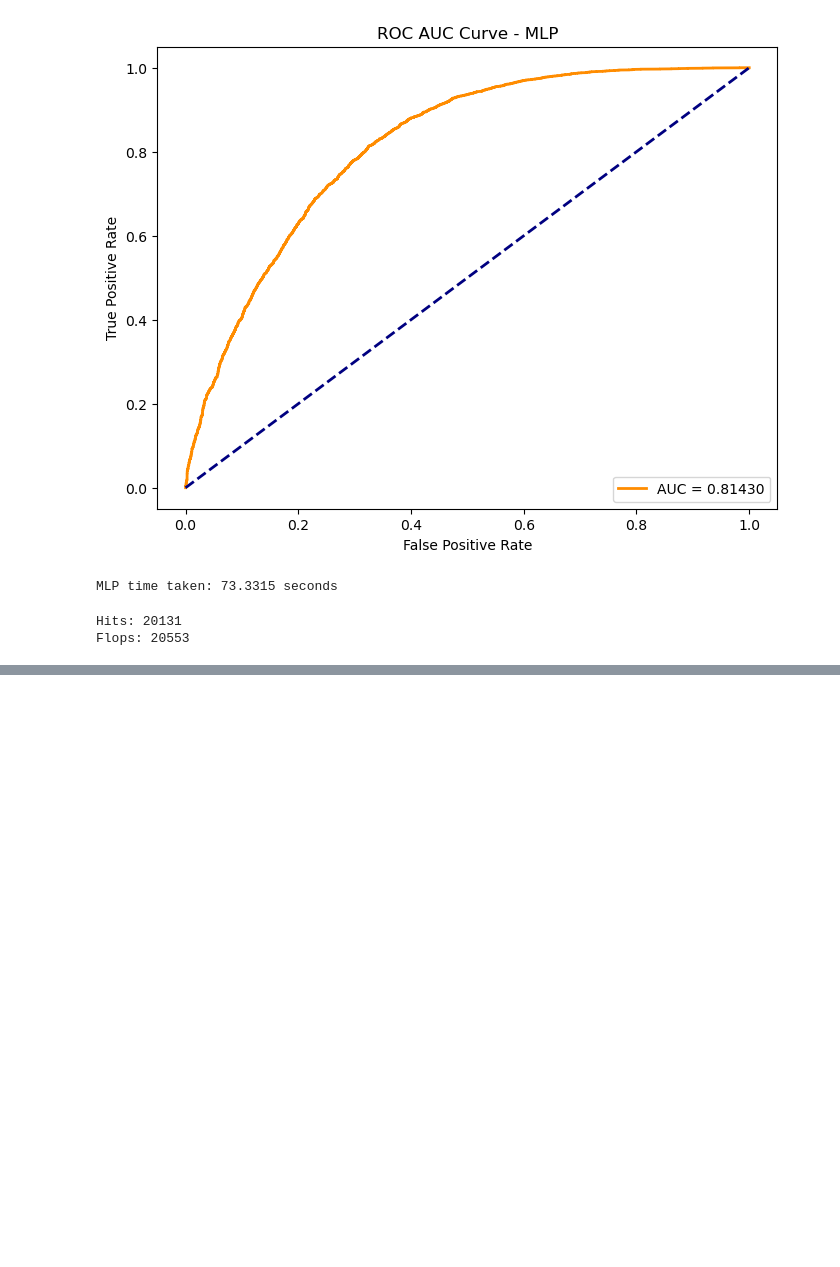
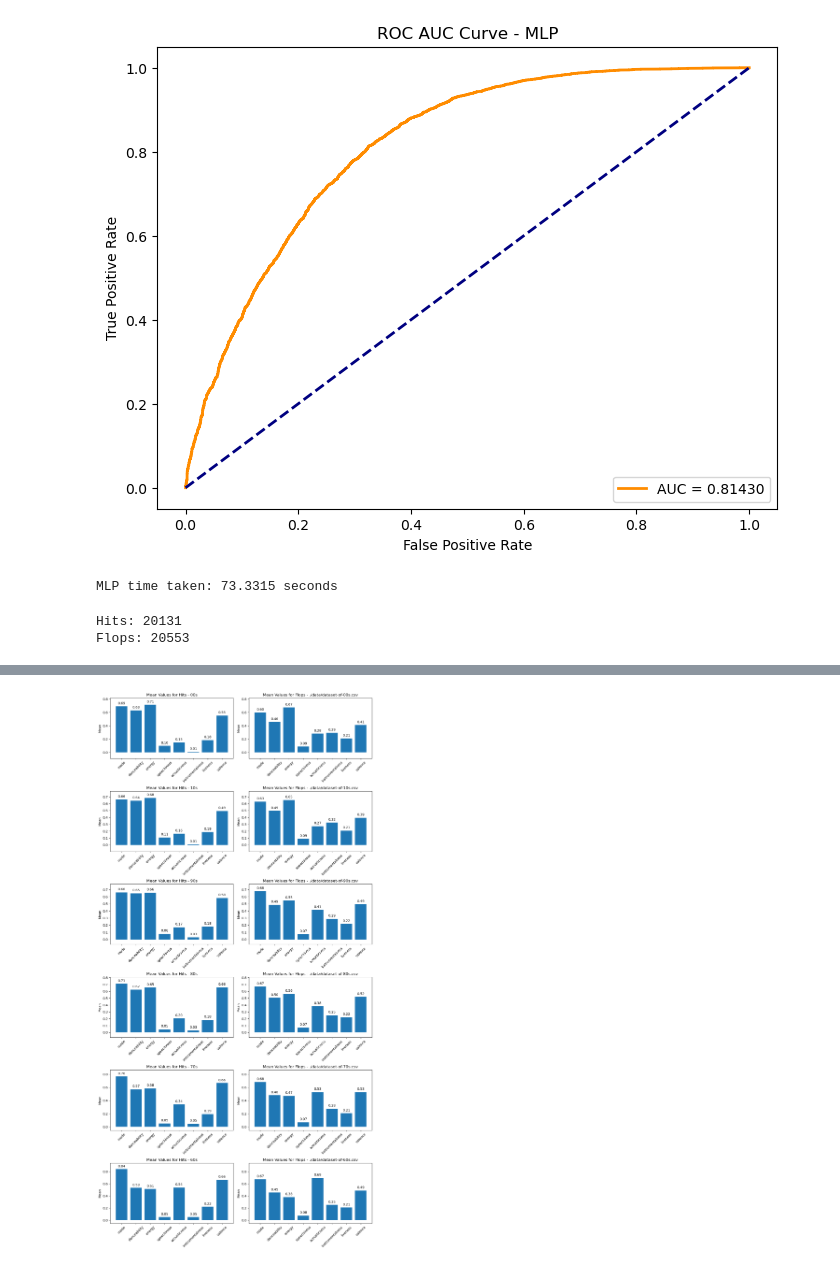
Before and after one commit to jesbor98/music-analysis, a Jupyter notebook: Data Mining project.ipynb, the cells around one changed output, grey strips where cells are left out. Cells and saved outputs as stored; diff of their text form; code cells hidden in the pictures; blank space fills up the shorter version.

```diff
--- a/Data Mining project.ipynb
+++ b/Data Mining project.ipynb
@@ -383 +381,64 @@ loudness            0.000487
 Name: mode, dtype: float64
+# %%
+import os
+
+# List of dataset files
+dataset_files = ['./data/dataset-of-00s.csv', './data/dataset-of-10s.csv', './data/dataset-of-90s.csv',
+                 './data/dataset-of-80s.csv', './data/dataset-of-70s.csv', './data/dataset-of-60s.csv']
+
+# Set up subplots
+fig, axes = plt.subplots(nrows=len(dataset_files), ncols=2, figsize=(12, 4 * len(dataset_files)))
+plt.subplots_adjust(hspace=0.5)  # Adjust vertical space between subplots
+
+# Loop through each dataset
+for i, file in enumerate(dataset_files):
+    decade = os.path.splitext(os.path.basename(file))[0].split('-')[-1]
+
+    # Load dataset
+    df = pd.read_csv(file)
+
+    # Filter DataFrame for hits and flops
+    hits_df = df[df['target'] == 1]
+    flops_df = df[df['target'] == 0]
+
+    # Plot hits
+    hits_means = hits_df[selected_columns].mean()
+    axes[i, 0].bar(hits_means.index, hits_means)
+    axes[i, 0].set_title(f'Mean Values for Hits - {decade}')
+    axes[i, 0].set_ylabel('Mean')
+
+    # Annotate bars with numerical values
+    for j, value in enumerate(hits_means):
+        axes[i, 0].text(j, value + 0.02, f'{value:.2f}', ha='center', va='bottom')
+
+    # Set y-axis limits
+    axes[i, 0].set_ylim(min(hits_means.min(), flops_df[selected_columns].mean().min()) - 0.1,
+                        max(hits_means.max(), flops_df[selected_columns].mean().max()) + 0.1)
+
+    # Rotate x-axis labels
+    axes[i, 0].tick_params(axis='x', rotation=45)
+
+    # Plot flops
+    flops_means = flops_df[selected_columns].mean()
+    axes[i, 1].bar(flops_means.index, flops_means)
+    axes[i, 1].set_title(f'Mean Values for Flops - {file}')
+    axes[i, 1].set_ylabel('Mean')
+
+    # Annotate bars with numerical values
+    for j, value in enumerate(flops_means):
+        axes[i, 1].text(j, value + 0.02, f'{value:.2f}', ha='center', va='bottom')
+
+    # Set y-axis limits
+    axes[i, 1].set_ylim(min(hits_means.min(), flops_means.min()) - 0.1,
+                        max(hits_means.max(), flops_means.max()) + 0.1)
+
+    # Rotate x-axis labels
+    axes[i, 1].tick_params(axis='x', rotation=45)
+
+# Adjust layout to prevent clipping of rotated labels
+plt.tight_layout()
+
+# Show the plots
+plt.show()
+# %% [output]
+[figure, added]
```
Also changed, not shown: parts of 2 cells of this notebook.
